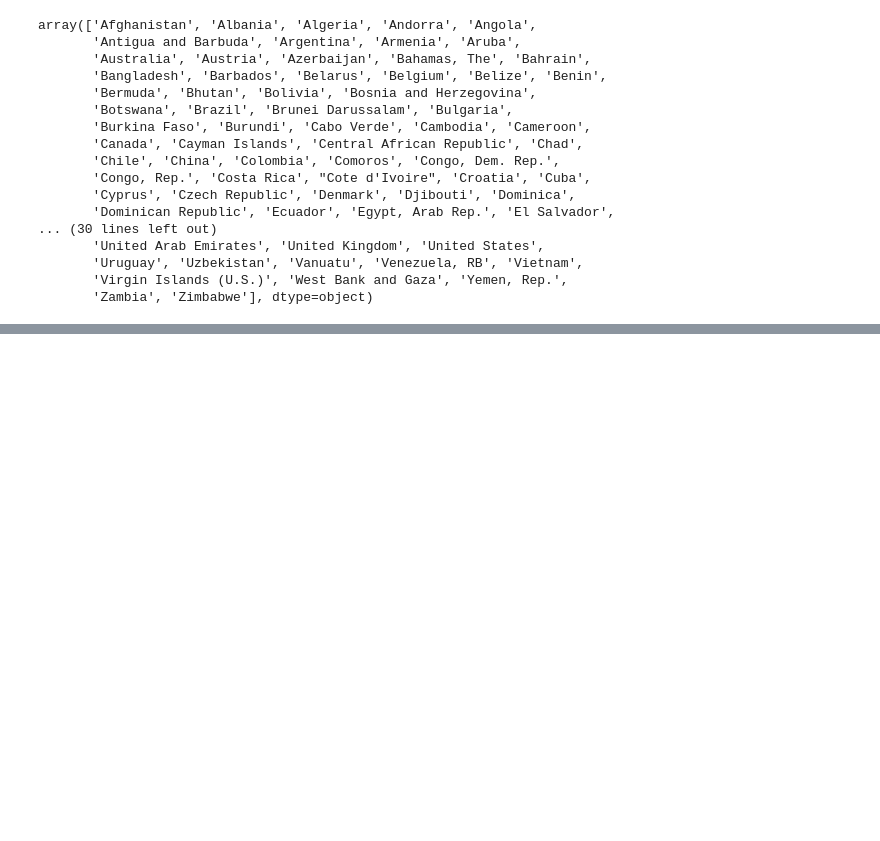
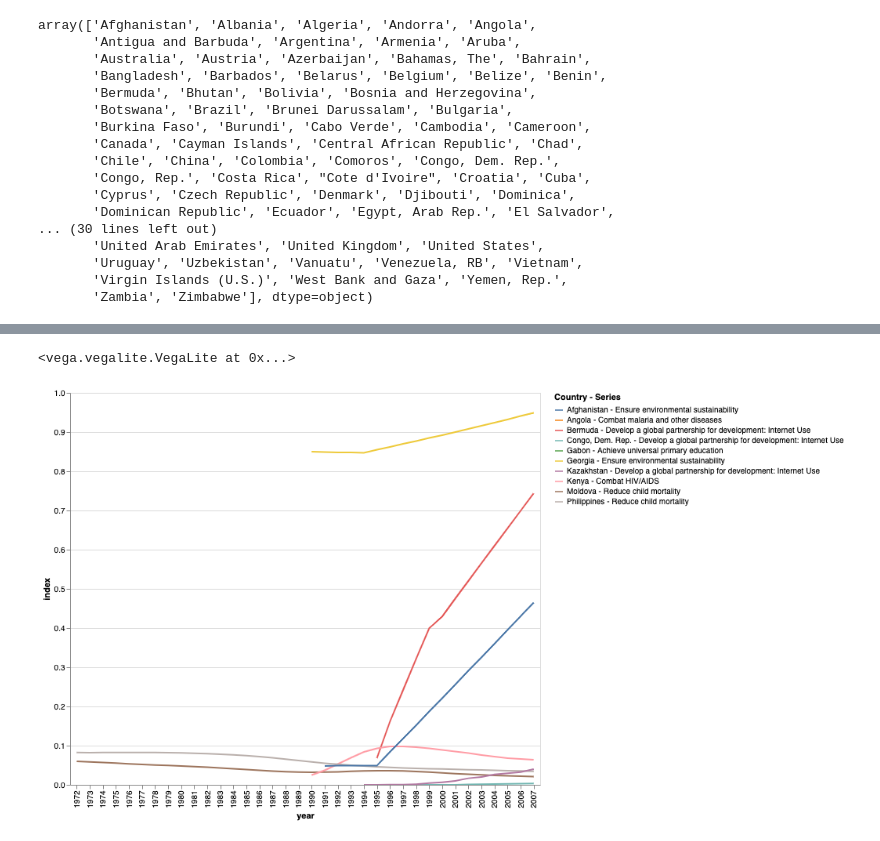
Before and after one commit to jackyho112/un-millennium-goals, a Jupyter notebook: exploration.ipynb, the cells around one changed output, grey strips where cells are left out. Cells and saved outputs as stored; diff of their text form; code cells hidden in the pictures; blank space fills up the shorter version.

```diff
--- a/exploration.ipynb
+++ b/exploration.ipynb
@@ -127,0 +208,5 @@ array(['Afghanistan', 'Albania', 'Algeria', 'Andorra', 'Angola',
+# %%
+visualiza_10_random_seris(train)
+# %% [output]
+<vega.vegalite.VegaLite at 0x...>
+[figure, added]
```
Also changed, not shown: parts of 29 cells of this notebook.
